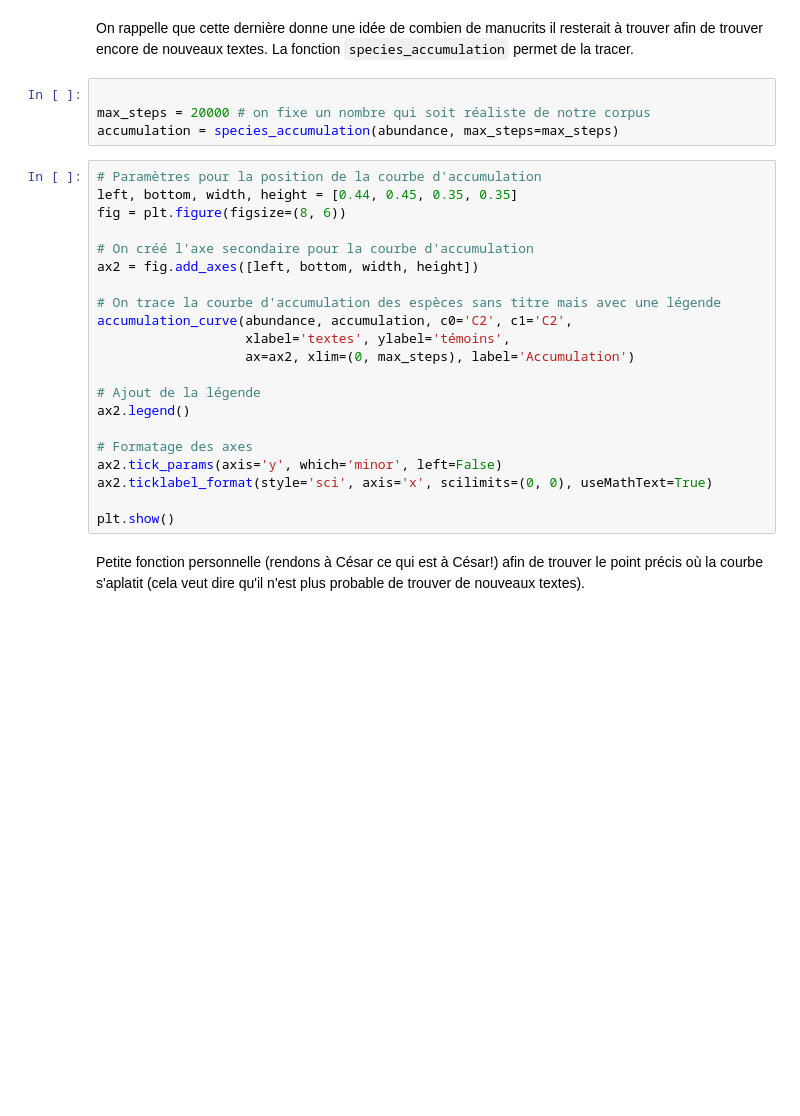
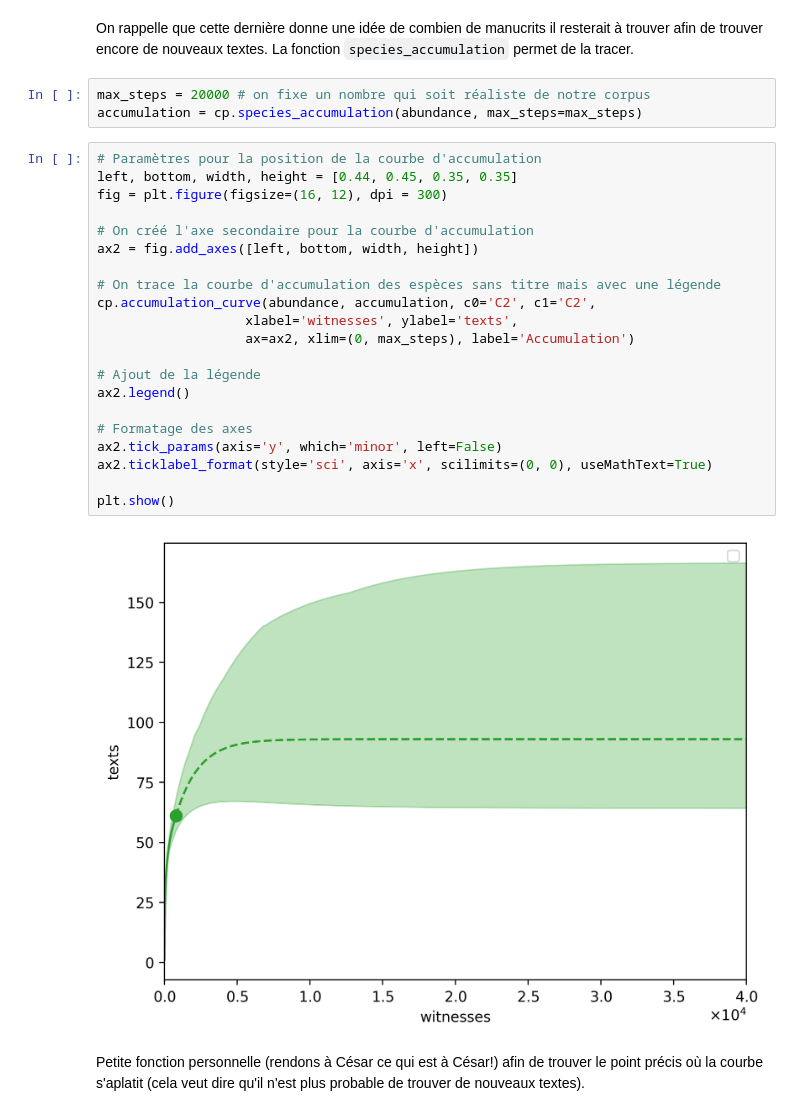
Before and after one commit to Emiliegd14/IberianChurchFather_tradition, a Jupyter notebook: unseen_species/copia.ipynb, the cells around one changed output. Saved outputs shown, nothing was run; the diff lists cells and outputs as text; blank space fills up the shorter version.

```diff
--- a/unseen_species/copia.ipynb
+++ b/unseen_species/copia.ipynb
@@ -219,30 +239,31 @@ plt.savefig('../outputs/dens_docs.pdf')
 # %% [markdown]
 On rappelle que cette dernière donne une idée de combien de manucrits il resterait à trouver afin de trouver encore de nouveaux textes. La fonction `species_accumulation` permet de la tracer.
 # %%
-
 max_steps = 20000 # on fixe un nombre qui soit réaliste de notre corpus
-accumulation = species_accumulation(abundance, max_steps=max_steps)
+accumulation = cp.species_accumulation(abundance, max_steps=max_steps)
 # %%
 # Paramètres pour la position de la courbe d'accumulation
 left, bottom, width, height = [0.44, 0.45, 0.35, 0.35]
-fig = plt.figure(figsize=(8, 6))
+fig = plt.figure(figsize=(16, 12), dpi = 300)
 
 # On créé l'axe secondaire pour la courbe d'accumulation
 ax2 = fig.add_axes([left, bottom, width, height])
 
 # On trace la courbe d'accumulation des espèces sans titre mais avec une légende
-accumulation_curve(abundance, accumulation, c0='C2', c1='C2',
-                   xlabel='textes', ylabel='témoins',
+cp.accumulation_curve(abundance, accumulation, c0='C2', c1='C2',
+                   xlabel='witnesses', ylabel='texts',
                    ax=ax2, xlim=(0, max_steps), label='Accumulation')
 
 # Ajout de la légende
 ax2.legend()
 
 # Formatage des axes
 ax2.tick_params(axis='y', which='minor', left=False)
 ax2.ticklabel_format(style='sci', axis='x', scilimits=(0, 0), useMathText=True)
 
 plt.show()
+# %% [output]
+[figure, added]
 # %% [markdown]
 Petite fonction personnelle (rendons à César ce qui est à César!) afin de trouver le point précis où la courbe s'aplatit (cela veut dire qu'il n'est plus probable de trouver de nouveaux textes).
 # %%
```
Also changed, not shown: parts of 20 cells of this notebook, 7 other files.
